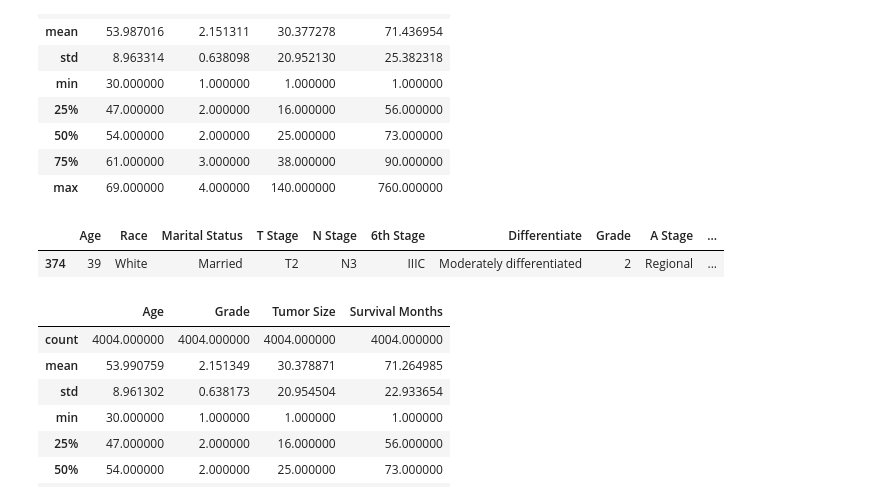
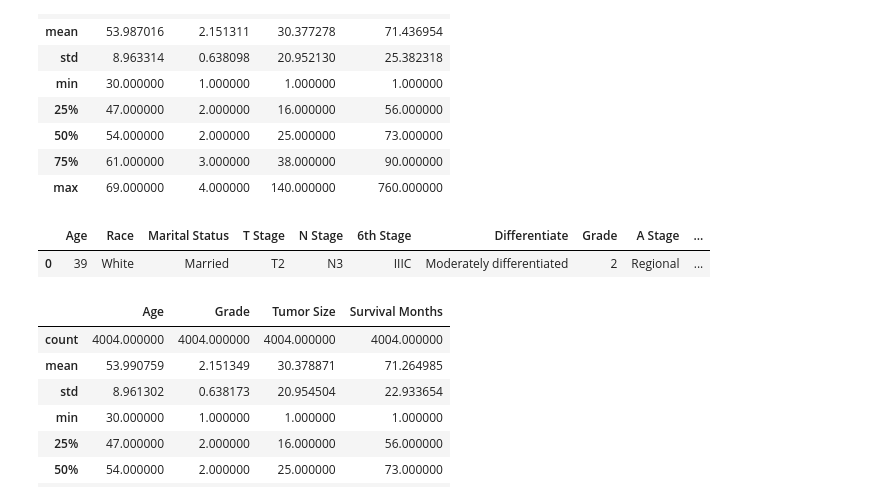
Before and after one commit to donphi/ml-assignment-1, a Jupyter notebook: notebooks/Assignment 1.ipynb, the cells around one changed output. Drawn from its saved outputs; the diff is of its cells as text; code cells hidden in the pictures.

```diff
--- a/notebooks/Assignment 1.ipynb
+++ b/notebooks/Assignment 1.ipynb
@@ -267,8 +267,8 @@ age_isnull_percentage, total_isnull_percentage
 (0.22365805168986083, 0.4224652087475149)
 # %%
 # Drop all of the missing values.
-# The largest variable with missing values equated to 0.22% (Age),and Total is 0.42% All less than 5%
-df = df.dropna()
+# The largest variable with missing values equated to 0.22% (Age),and Total is 0.42% All less than 5% and reset the index
+df = df.dropna().reset_index(drop=True)
 
 # Compare the instance amount before and after dropping null values
 print(df.shape)
@@ -368,8 +368,8 @@ df.describe()
 | 75% | 61.000000 | 3.000000 | 38.000000 | 90.000000 |
 | max | 502.000000 | 4.000000 | 140.000000 | 760.000000 |
 # %%
-# Age cannot be at a max value of 502, remove the instance
-df = df[df['Age'] != 502]
+# Age cannot be at a max value of 502, remove the instance and reset index
+df = df[df['Age'] != 502].reset_index(drop=True)
 df.describe()
 # %% [output]
 |  | Age | Grade | Tumor Size | Survival Months |
@@ -383,7 +383,7 @@ df.describe()
 | max | 69.000000 | 4.000000 | 140.000000 | 760.000000 |
 # %%
 # Tumor size cannot be negative, remove the instance
-df = df[df['Tumor Size'] != -75]
+df = df[df['Tumor Size'] != -75].reset_index(drop=True)
 df.describe()
 # %% [output]
 |  | Age | Grade | Tumor Size | Survival Months |
@@ -396,12 +396,12 @@ df.describe()
 | 75% | 61.000000 | 3.000000 | 38.000000 | 90.000000 |
 | max | 69.000000 | 4.000000 | 140.000000 | 760.000000 |
 # %%
-# Display the row of which the survival months equal 760, 760 months is 63 years old
-outlier_row = df[df['Survival Months'] == 760]
+# Display the row of which the survival months equal 760, 760 months is 63 years old and reset index
+outlier_row = df[df['Survival Months'] == 760].reset_index(drop=True)
 outlier_row
 # %% [output]
 |  | Age | Race | Marital Status | T Stage | N Stage | 6th Stage | Differentiate | Grade | A Stage | ... |
-| 374 | 39 | White | Married | T2 | N3 | IIIC | Moderately differentiated | 2 | Regional | ... |
+| 0 | 39 | White | Married | T2 | N3 | IIIC | Moderately differentiated | 2 | Regional | ... |
 # %%
 # Remove this entry, 760 months = 63 years, this person is only 39 years old
 df = df[df['Survival Months'] != 760]
```
Also changed, not shown: parts of 19 cells of this notebook.
